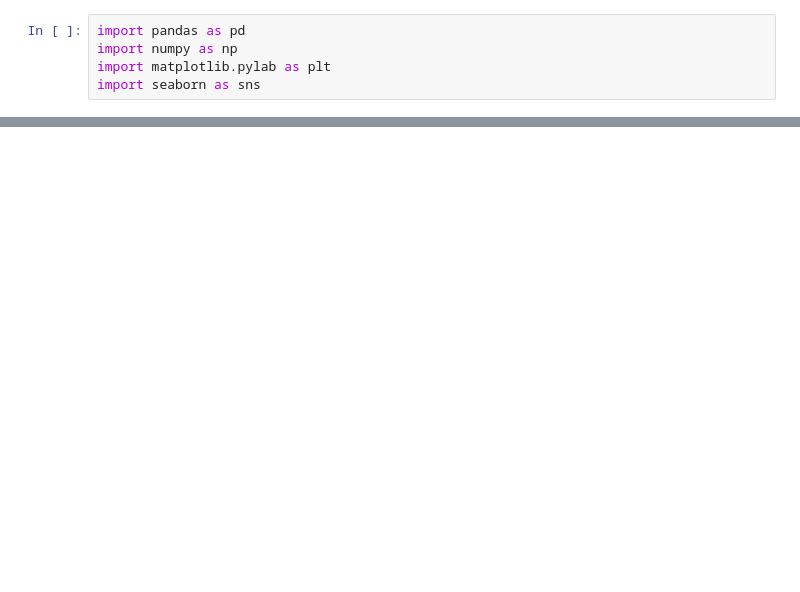
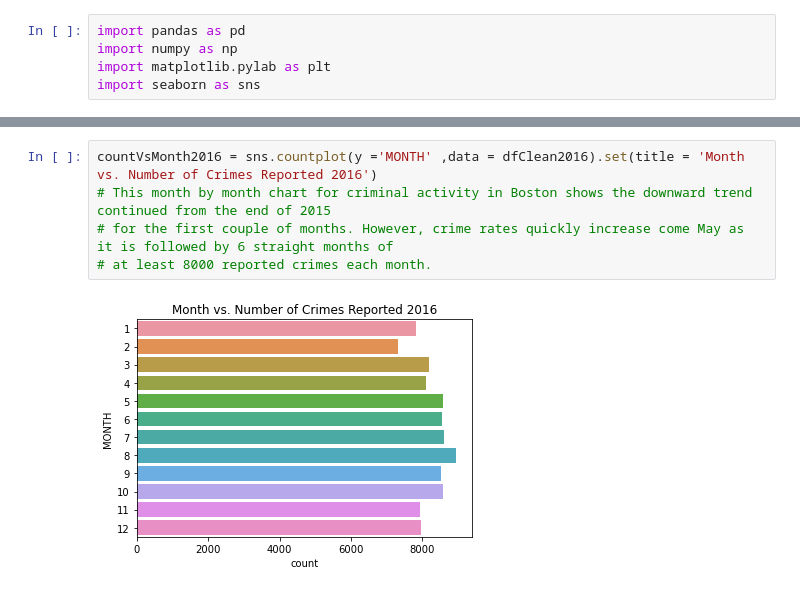
Before and after one commit to data301-2021-winter1/project-group42-project, a Jupyter notebook: notebooks/Reece1/Reece_EDA.ipynb, the cells around one changed output, grey strips where cells are left out. Cells and saved outputs as stored; diff of their text form; blank space fills up the shorter version.

```diff
--- a/notebooks/Reece1/Reece_EDA.ipynb
+++ b/notebooks/Reece1/Reece_EDA.ipynb
@@ -308,0 +123,7 @@ Text(0.5, 1.0, 'Number of Shootings Committed vs. DISTRICT')
+# %%
+countVsMonth2016 = sns.countplot(y ='MONTH' ,data = dfClean2016).set(title = 'Month vs. Number of Crimes Reported 2016')
+# This month by month chart for criminal activity in Boston shows the downward trend continued from the end of 2015
+# for the first couple of months. However, crime rates quickly increase come May as it is followed by 6 straight months of
+# at least 8000 reported crimes each month.
+# %% [output]
+[figure, added]
```
Also changed, not shown: parts of 52 cells of this notebook, 5 other files.
